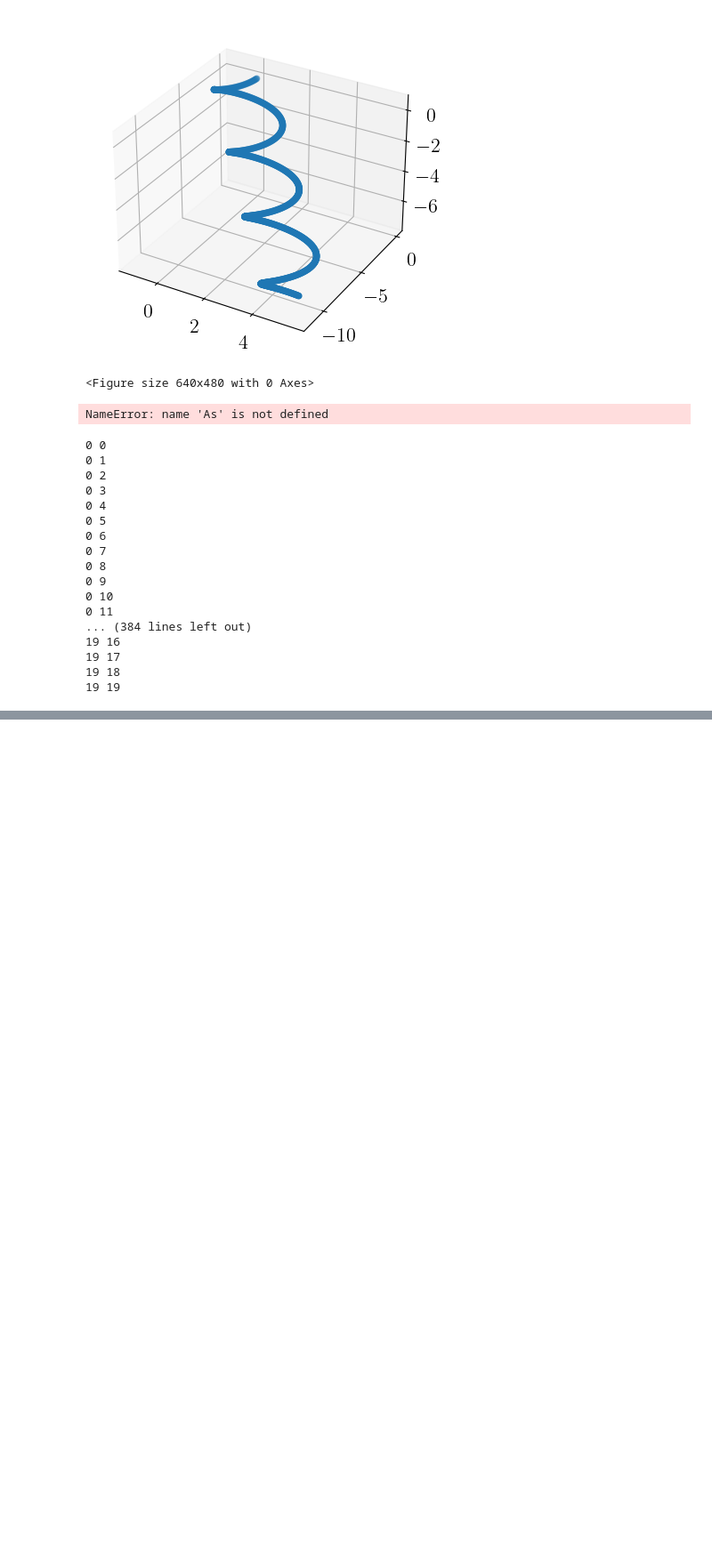
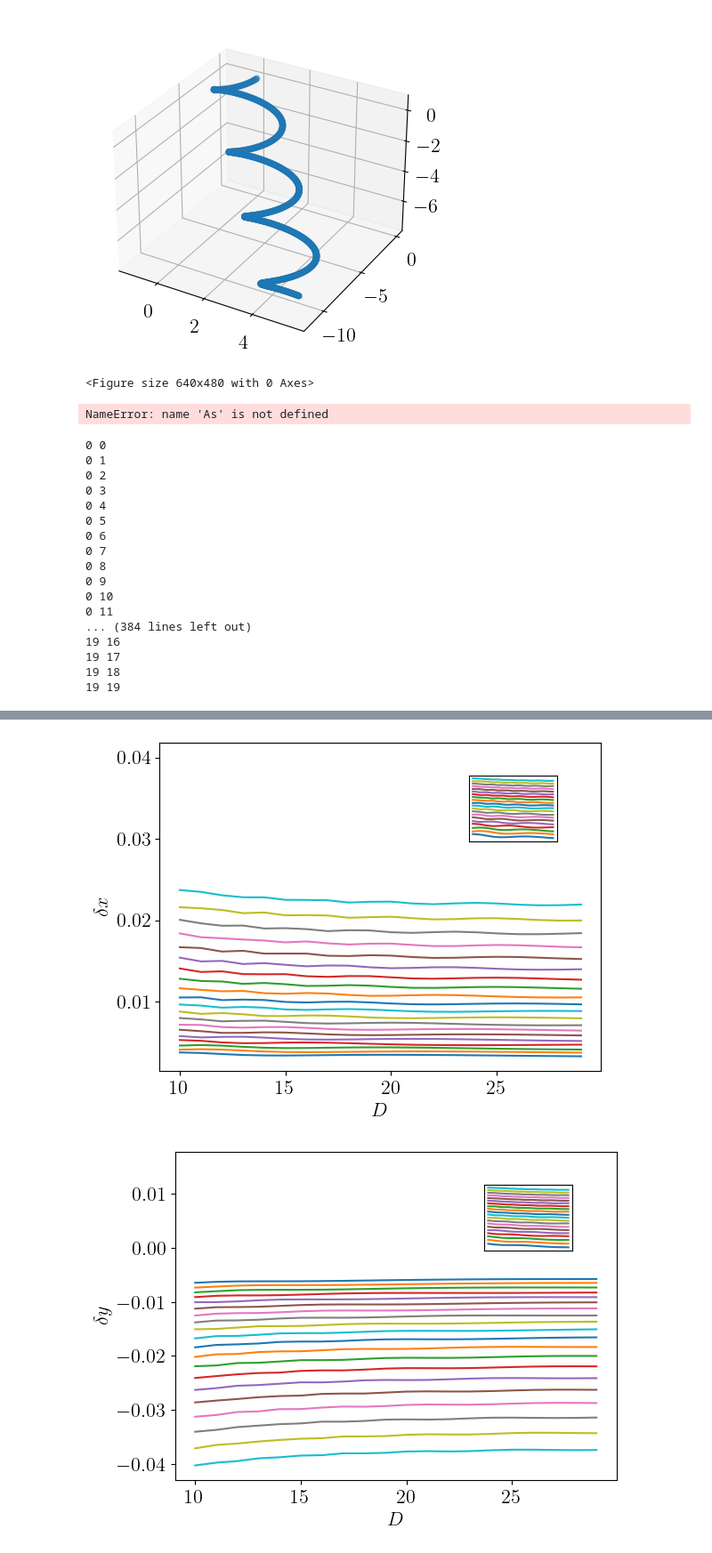
Before and after one commit to alireza-astane/starSwimmer3D, a Jupyter notebook: phase2.ipynb, the cells around one changed output, grey strips where cells are left out. Shown at 89% size. Drawn from its saved outputs; the diff is of its cells as text; code cells hidden in the pictures; blank space fills up the shorter version.

```diff
--- a/phase2.ipynb
+++ b/phase2.ipynb
@@ -838,0 +848,23 @@ pitch =  displacement * RotorAandEpsData[:,:,3]
+# %%
+hieghts = [0.04,0.015,0.013,600,1.3]
+for j in range(5):
+    fig, ax = plt.subplots(1)
+    ins = ax.inset_axes([0.7,0.7,0.2,0.2])
+    for i in range(20):
+        ax.plot(As,RotorAandEpsData[:,i,j])
+        ins.plot(np.log(As), np.log(np.abs(RotorAandEpsData[:,i,j])))
+        ins.set_xticks([])
+        ins.set_yticks([])
+
+    plt.scatter(10,hieghts[j],c= "white")
+    plt.xlabel("$D$")
+    plt.ylabel(ylables[j])
+
+
+
+    plt.savefig("2_" + str(j+3) +".png", bbox_inches="tight")
+
+    plt.show()
+# %% [output]
+[figure, added]
+[figure, added]
```
Also changed, not shown: parts of 13 cells of this notebook, 55 other files.
